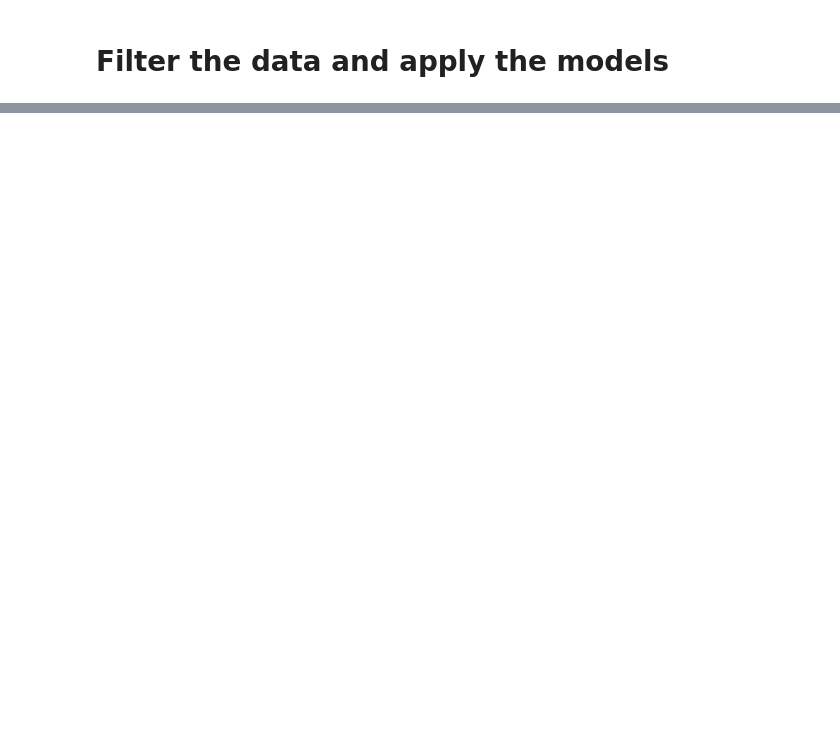
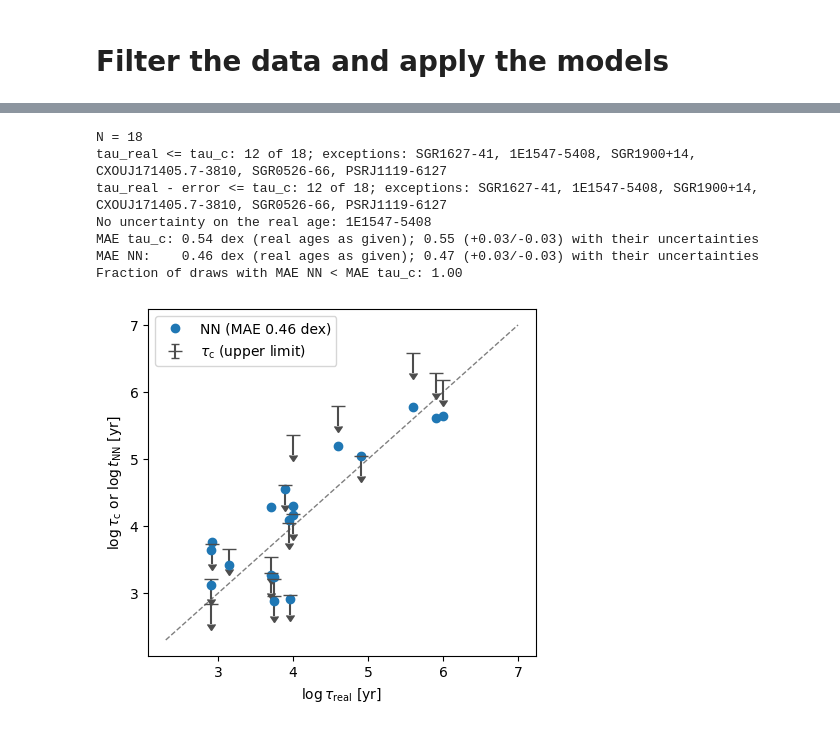
Before and after one commit to ice-csic-astroexotic/neural-ns-predictor, a Jupyter notebook: scripts/6_catalog_application.ipynb, the cells around one changed output, grey strips where cells are left out. Saved outputs shown, nothing was run; the diff lists cells and outputs as text; code cells hidden in the pictures; blank space fills up the shorter version.

```diff
--- a/scripts/6_catalog_application.ipynb
+++ b/scripts/6_catalog_application.ipynb
@@ -130,0 +212,76 @@ plt.show()
+# %%
+# Age test. The characteristic age tau_c = P / (2 Pdot) is taken as an upper limit
+# on the real age (no uncertainty on tau_c): it overestimates the real age when the
+# field decays or when the birth period is close to the present one.
+# Two versions: real ages as given, and real ages with their uncertainties.
+N_MC = 20000              # random draws of the real ages (MAE uncertainty)
+
+logt_c = np.log10(results["tau_c(kyr)"] * 1e3)
+ok = np.isfinite(results["logt_true"] + results["logt_pred_wout"] + logt_c)
+age = results.loc[ok, ["source", "class", "tau_c(kyr)", "tau_real(kyr)",
+                       "Err_tau_real_down(kyr)", "Err_tau_real_up(kyr)",
+                       "logt_true", "logt_pred_wout"]].copy()
+age["logt_c"] = logt_c[ok]
+t_r = age["tau_real(kyr)"].values
+e_lo = age["Err_tau_real_down(kyr)"].fillna(0).values      # no error given -> 0
+e_hi = age["Err_tau_real_up(kyr)"].fillna(0).values
+t_c = age["tau_c(kyr)"].values
+
+# consistency with tau_c being an upper limit
+age["ok_noerr"] = t_r <= t_c                    # real age as given
+age["ok_err"] = (t_r - e_lo) <= t_c             # real age within its uncertainty
+print(f"N = {len(age)}")
+print(f"tau_real <= tau_c: {age['ok_noerr'].sum()} of {len(age)}; "
+      f"exceptions: {', '.join(age.loc[~age['ok_noerr'], 'source'])}")
+print(f"tau_real - error <= tau_c: {age['ok_err'].sum()} of {len(age)}; "
+      f"exceptions: {', '.join(age.loc[~age['ok_err'], 'source'])}")
+print("No uncertainty on the real age:", ", ".join(age.loc[e_lo + e_hi == 0, "source"]))
+
+# MAE of tau_c and of the network against the real age. tau_c enters here as an
+# age estimate (not as a limit).
+mae = lambda pred, true: np.mean(np.abs(pred - true), axis=-1)
+mae_c0 = mae(age["logt_c"].values, age["logt_true"].values)
+mae_p0 = mae(age["logt_pred_wout"].values, age["logt_true"].values)
+
+# Same MAE with the real ages drawn from two-sided Gaussians (Err_down / Err_up),
+# truncated at zero; sources without uncertainties keep their value.
+rng = np.random.default_rng(31337)
+draw = np.empty((N_MC, len(t_r)))
+for j in range(len(t_r)):
+    x = np.empty(0)
+    while x.size < N_MC:
+        z = rng.standard_normal(2 * N_MC)
+        y = t_r[j] + np.where(z < 0, z * e_lo[j], z * e_hi[j])
+        x = np.concatenate([x, y[y > 0]])
+    draw[:, j] = x[:N_MC]
+logt_draw = np.log10(draw * 1e3)
+mae_c_mc = mae(age["logt_c"].values, logt_draw)
+mae_p_mc = mae(age["logt_pred_wout"].values, logt_draw)
+pc = lambda x: np.percentile(x, [16, 50, 84])
+c16, c50, c84 = pc(mae_c_mc)
+p16, p50, p84 = pc(mae_p_mc)
+print(f"MAE tau_c: {mae_c0:.2f} dex (real ages as given); "
+      f"{c50:.2f} (+{c84 - c50:.2f}/-{c50 - c16:.2f}) with their uncertainties")
+print(f"MAE NN:    {mae_p0:.2f} dex (real ages as given); "
+      f"{p50:.2f} (+{p84 - p50:.2f}/-{p50 - p16:.2f}) with their uncertainties")
+print(f"Fraction of draws with MAE NN < MAE tau_c: {np.mean(mae_p_mc < mae_c_mc):.2f}")
+
+fig, ax = plt.subplots(figsize=(5, 4.5))
+ax.plot([2.3, 7], [2.3, 7], "k--", lw=1, alpha=0.5)
+ax.errorbar(age["logt_true"], age["logt_c"], yerr=0.3, uplims=True, fmt="_",
+            color="0.3", ms=10, label=r"$\tau_{\rm c}$ (upper limit)")
+ax.plot(age["logt_true"], age["logt_pred_wout"], "o", color="C0",
+        label=f"NN (MAE {mae_p0:.2f} dex)")
+ax.set_xlabel(r"$\log\tau_{\rm real}$ [yr]")
+ax.set_ylabel(r"$\log\tau_{\rm c}$ or $\log t_{\rm NN}$ [yr]")
+ax.legend(loc="upper left")
+plt.show()
+# %% [output]
+N = 18
+tau_real <= tau_c: 12 of 18; exceptions: SGR1627-41, 1E1547-5408, SGR1900+14, CXOUJ171405.7-3810, SGR0526-66, PSRJ1119-6127
+tau_real - error <= tau_c: 12 of 18; exceptions: SGR1627-41, 1E1547-5408, SGR1900+14, CXOUJ171405.7-3810, SGR0526-66, PSRJ1119-6127
+No uncertainty on the real age: 1E1547-5408
+MAE tau_c: 0.54 dex (real ages as given); 0.55 (+0.03/-0.03) with their uncertainties
+MAE NN:    0.46 dex (real ages as given); 0.47 (+0.03/-0.03) with their uncertainties
+Fraction of draws with MAE NN < MAE tau_c: 1.00
+[figure, added]
```
Also changed, not shown: parts of 11 cells of this notebook.
